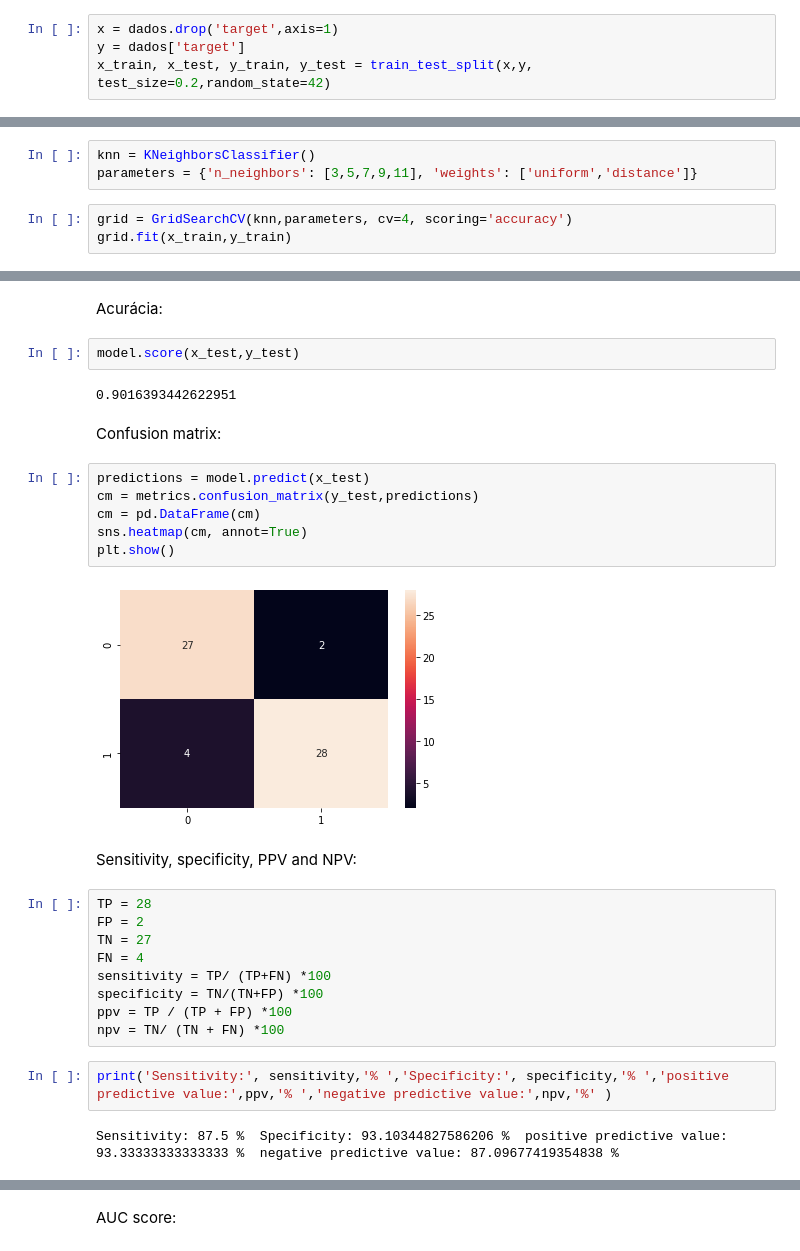
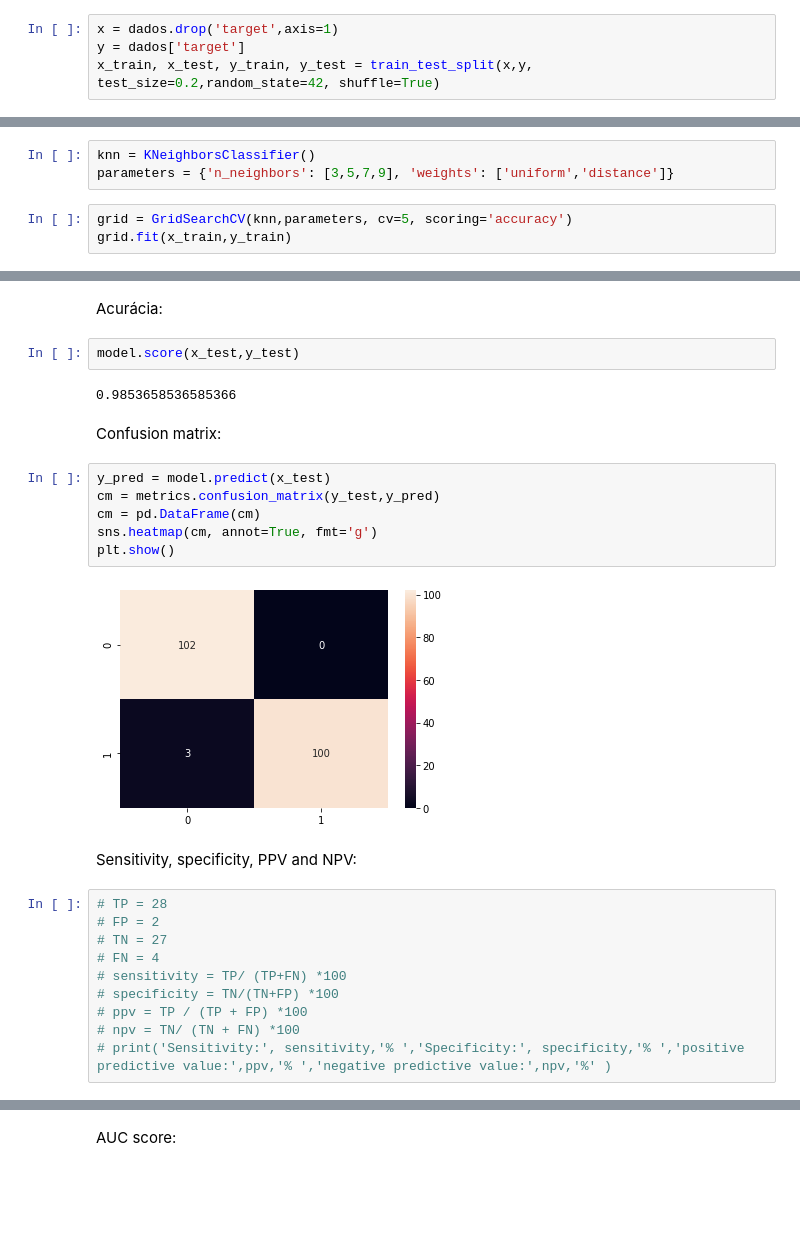
Before and after one commit to robertferro/heart_disease_predicting, a Jupyter notebook: heart_disease_predicting.ipynb, the cells around one changed output, grey strips where cells are left out. Drawn from its saved outputs; the diff is of its cells as text; blank space fills up the shorter version.

```diff
--- a/heart_disease_predicting.ipynb
+++ b/heart_disease_predicting.ipynb
@@ -189,7 +189,7 @@ sns.displot(x='oldpeak', multiple='stack',hue='target',data=dados, palette='ch:.
 # %%
 x = dados.drop('target',axis=1)
 y = dados['target']
-x_train, x_test, y_train, y_test = train_test_split(x,y, test_size=0.2,random_state=42)
+x_train, x_test, y_train, y_test = train_test_split(x,y, test_size=0.2,random_state=42, shuffle=True)
 # %% [markdown]
 Normalizando os dados
 # %%
@@ -202,8 +202,8 @@ x_test = sc.transform(x_test)
 Grid search:
 # %%
 knn = KNeighborsClassifier()
-parameters = {'n_neighbors': [3,5,7,9,11], 'weights': ['uniform','distance']}
+parameters = {'n_neighbors': [3,5,7,9], 'weights': ['uniform','distance']}
 # %%
-grid = GridSearchCV(knn,parameters, cv=4, scoring='accuracy')
+grid = GridSearchCV(knn,parameters, cv=5, scoring='accuracy')
 grid.fit(x_train,y_train)
 # %% [output]
@@ -235,29 +235,26 @@ Acurácia:
 # %%
 model.score(x_test,y_test)
 # %% [output]
-0.9016393442622951
+0.9853658536585366
 # %% [markdown]
 Confusion matrix:
 # %%
-predictions = model.predict(x_test)
-cm = metrics.confusion_matrix(y_test,predictions)
+y_pred = model.predict(x_test)
+cm = metrics.confusion_matrix(y_test,y_pred)
 cm = pd.DataFrame(cm)
-sns.heatmap(cm, annot=True)
+sns.heatmap(cm, annot=True, fmt='g')
 plt.show()
 # %% [output]
-[figure, old version]
+[figure, new version]
 # %% [markdown]
 Sensitivity, specificity, PPV and NPV:
 # %%
-TP = 28
-FP = 2
-TN = 27
-FN = 4
-sensitivity = TP/ (TP+FN) *100
-specificity = TN/(TN+FP) *100
-ppv = TP / (TP + FP) *100
-npv = TN/ (TN + FN) *100
+# TP = 28
+# FP = 2
+# TN = 27
+# FN = 4
+# sensitivity = TP/ (TP+FN) *100
+# specificity = TN/(TN+FP) *100
+# ppv = TP / (TP + FP) *100
+# npv = TN/ (TN + FN) *100
+# print('Sensitivity:', sensitivity,'% ','Specificity:', specificity,'% ','positive predictive value:',ppv,'% ','negative predictive value:',npv,'%' )
-# %%
-print('Sensitivity:', sensitivity,'% ','Specificity:', specificity,'% ','positive predictive value:',ppv,'% ','negative predictive value:',npv,'%' )
-# %% [output]
-Sensitivity: 87.5 %  Specificity: 93.10344827586206 %  positive predictive value: 93.33333333333333 %  negative predictive value: 87.09677419354838 %
```
Also changed, not shown: parts of 20 cells of this notebook.
